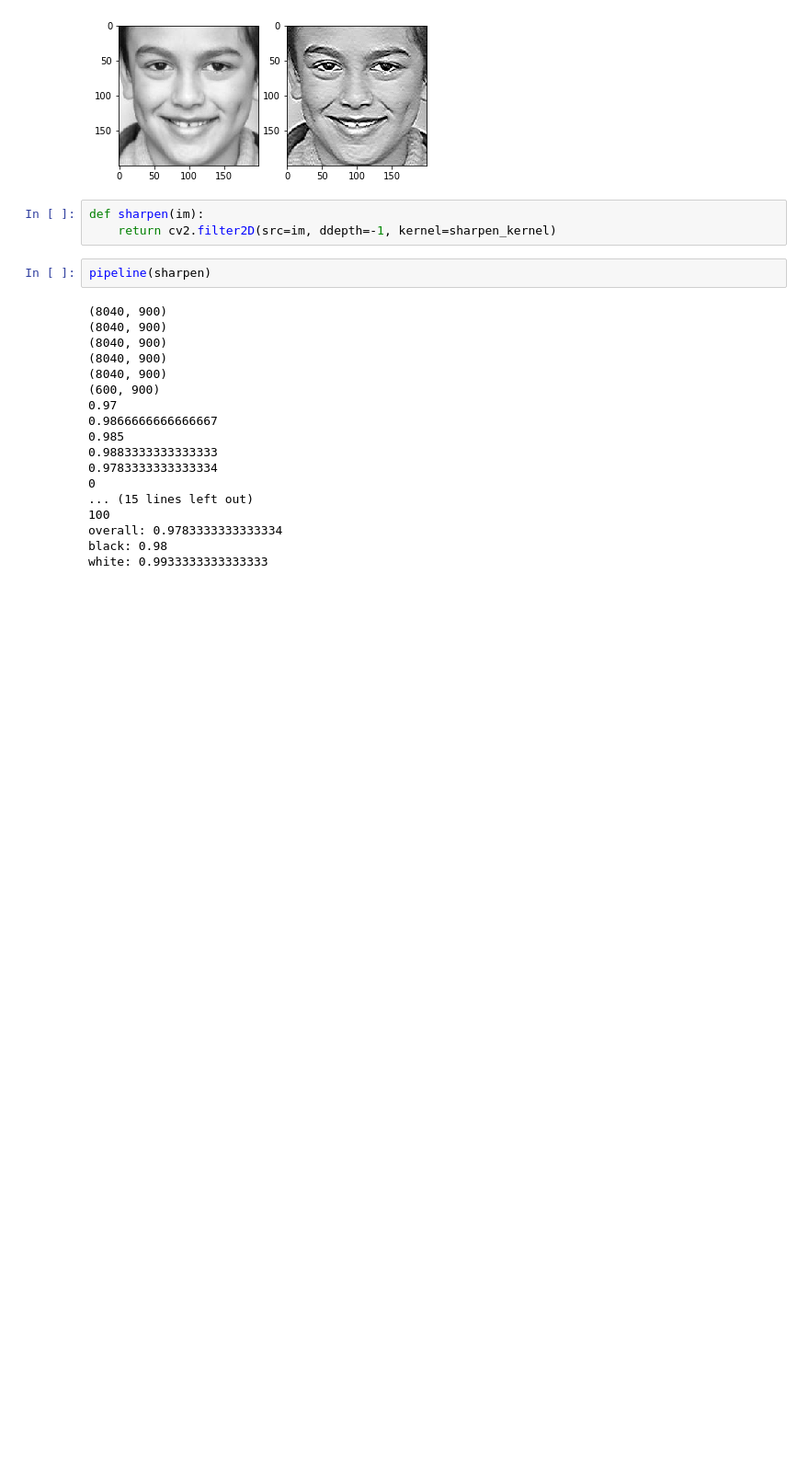
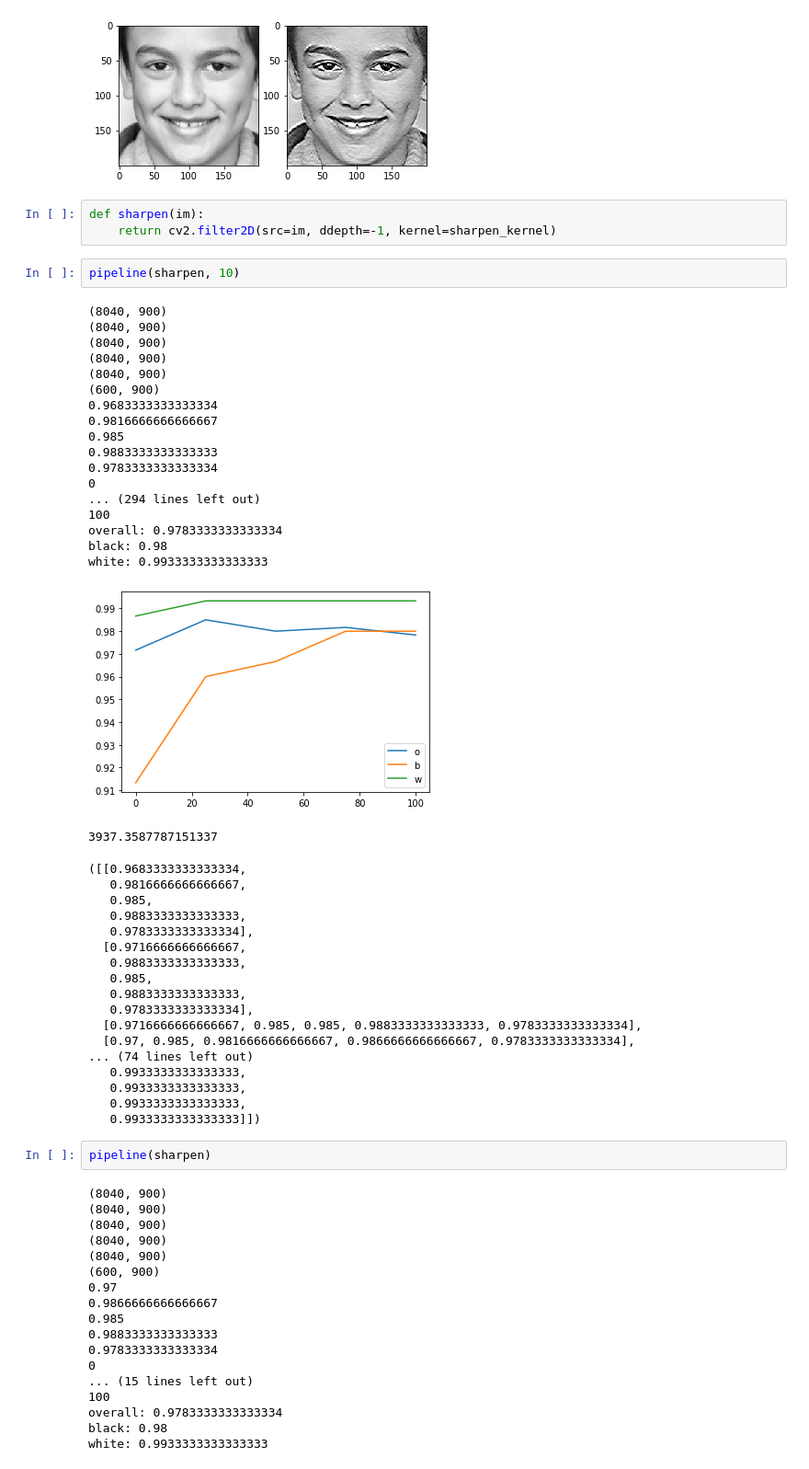
Before and after one commit to mjiang9/cos429project, a Jupyter notebook: Viola-Jones.ipynb, the cells around one changed output. Shown at 92% size. Drawn from its saved outputs; the diff is of its cells as text; blank space fills up the shorter version.

```diff
--- a/Viola-Jones.ipynb
+++ b/Viola-Jones.ipynb
@@ -1036,6 +1058,45 @@ plt.imshow(sharpen(np.array(faces_t)[w_inds[0]]), cmap='gray')
 # %%
 def sharpen(im):
     return cv2.filter2D(src=im, ddepth=-1, kernel=sharpen_kernel)
+# %%
+pipeline(sharpen, 10)
+# %% [output]
+(8040, 900)
+(8040, 900)
+(8040, 900)
+(8040, 900)
+(8040, 900)
+(600, 900)
+0.9683333333333334
+0.9816666666666667
+0.985
+0.9883333333333333
+0.9783333333333334
+0
+... (294 lines left out)
+100
+overall: 0.9783333333333334
+black: 0.98
+white: 0.9933333333333333
+[figure, added]
+3937.3587787151337
+([[0.9683333333333334,
+   0.9816666666666667,
+   0.985,
+   0.9883333333333333,
+   0.9783333333333334],
+  [0.9716666666666667,
+   0.9883333333333333,
+   0.985,
+   0.9883333333333333,
+   0.9783333333333334],
+  [0.9716666666666667, 0.985, 0.985, 0.9883333333333333, 0.9783333333333334],
+  [0.97, 0.985, 0.9816666666666667, 0.9866666666666667, 0.9783333333333334],
+... (74 lines left out)
+   0.9933333333333333,
+   0.9933333333333333,
+   0.9933333333333333,
+   0.9933333333333333]])
 # %%
 pipeline(sharpen)
 # %% [output]
```
Also changed, not shown: parts of 23 cells of this notebook.
